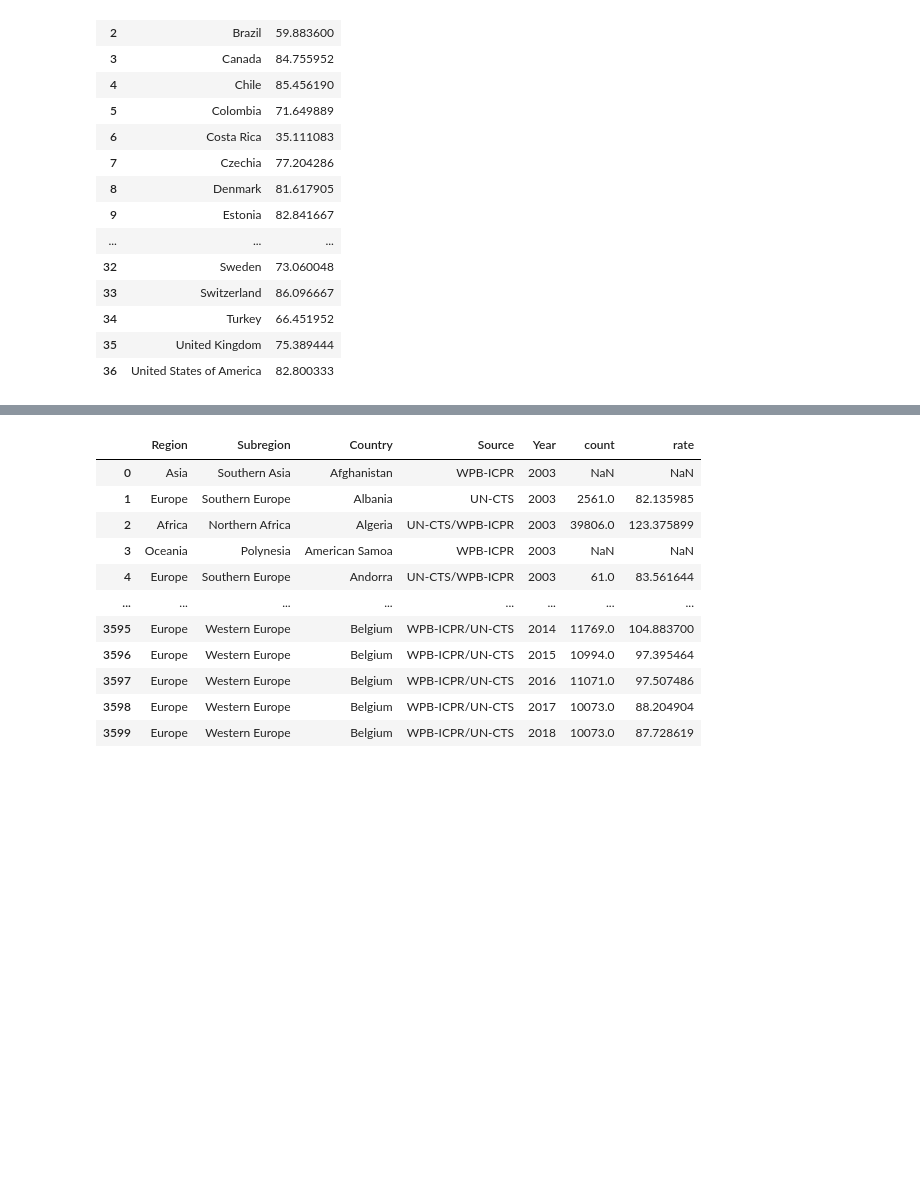
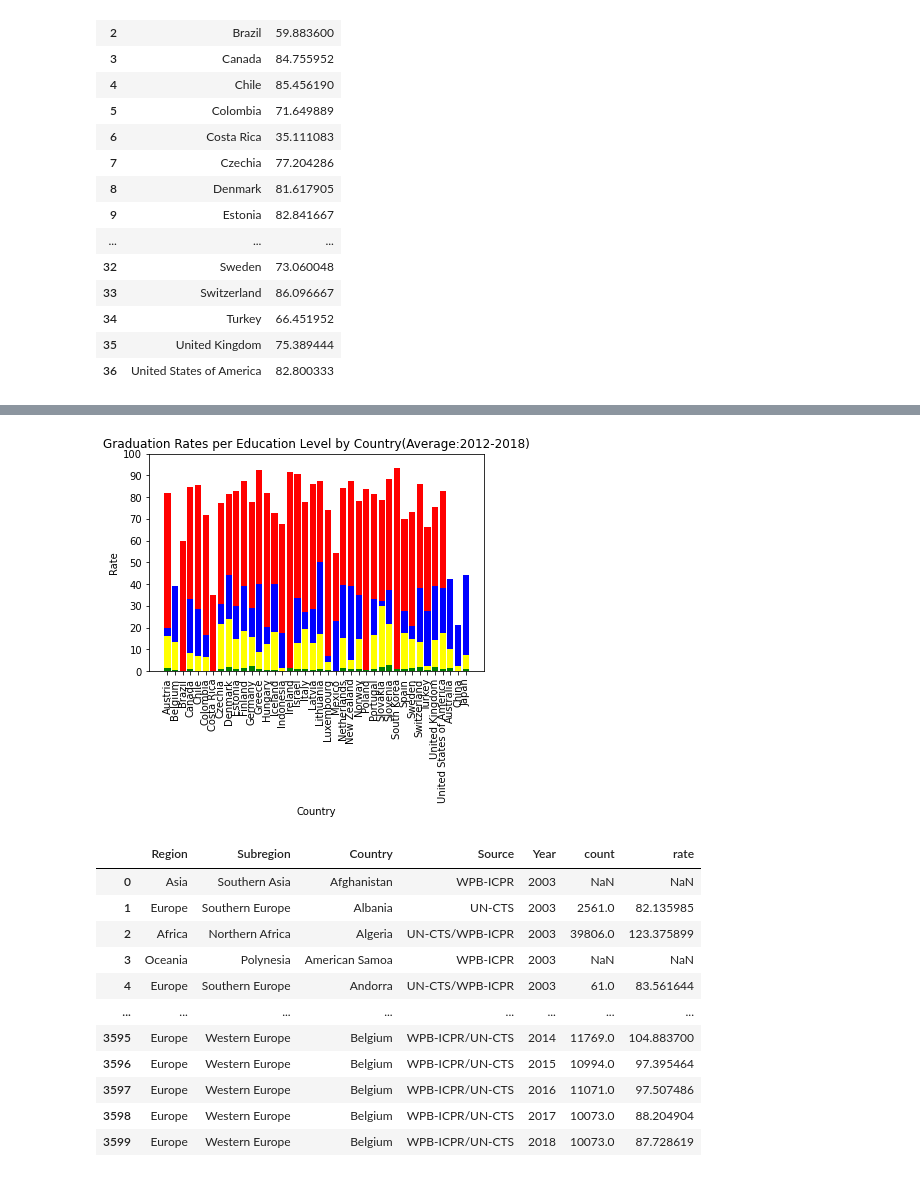
Before and after one commit to pamhinostroza/Project_1, a Jupyter notebook: Project_Main.ipynb, the cells around one changed output, grey strips where cells are left out. Drawn from its saved outputs; the diff is of its cells as text; code cells hidden in the pictures; blank space fills up the shorter version.

```diff
--- a/Project_Main.ipynb
+++ b/Project_Main.ipynb
@@ -343,3 +343,27 @@ plt.savefig("Output/high_school_grad.png")
+# %%
+schools=pd.concat([high_school, bach_ed, master_ed, doc_ed],axis=1)
+schools.columns=['High School', 'Bachelors', 'Masters', 'Doctoral']
+schools=schools.reset_index()
+
+w=0.5
+x=schools['index']
+hs=schools['High School']
+bc=schools['Bachelors']
+ms=schools['Masters']
+dc=schools['Doctoral']
+
+plt.bar(x,hs,label='High School',color='red')
+plt.bar(x,bc,label='Bachelors',color='blue')
+plt.bar(x,ms,label='Masters',color='yellow')
+plt.bar(x,dc,label='Doctoral',color='green')
+plt.xticks(rotation="vertical")
+plt.yticks([0, 10, 20, 30, 40, 50, 60, 70, 80, 90, 100])
+plt.title('Graduation Rates per Education Level by Country(Average:2012-2018)')
+plt.xlabel('Country')
+plt.ylabel('Rate')
+plt.show()
+# %% [output]
+[figure, added]
 # %%
 crm_pers_held
 # %% [output]
```
Also changed, not shown: parts of 12 cells of this notebook, 15 other files.
